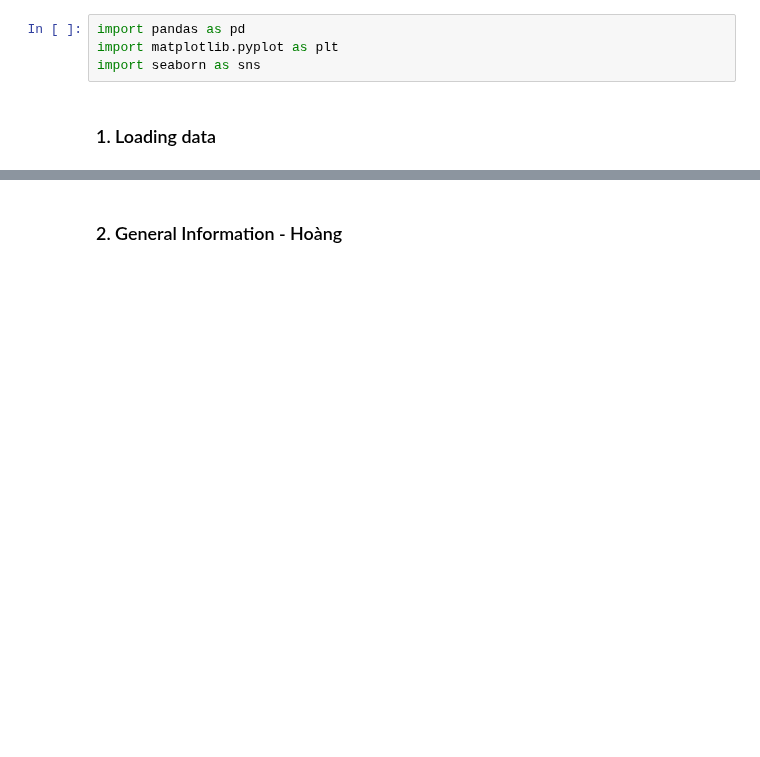
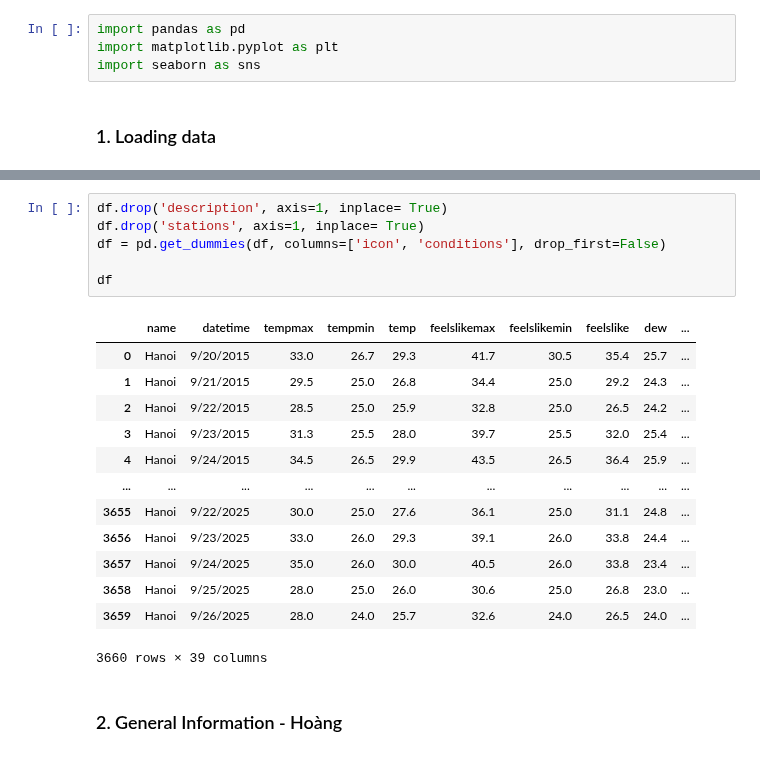
Before and after one commit to DunDun-banana/ml-group1, a Jupyter notebook: Data_understanding.ipynb, the cells around one changed output, grey strips where cells are left out. Drawn from its saved outputs; the diff is of its cells as text; blank space fills up the shorter version.

```diff
--- a/Data_understanding.ipynb
+++ b/Data_understanding.ipynb
@@ -19,3 +15,23 @@ df.head(5)
+# %%
+df.drop('description', axis=1, inplace= True)
+df.drop('stations', axis=1, inplace= True)
+df = pd.get_dummies(df, columns=['icon', 'conditions'], drop_first=False)
+
+df
+# %% [output]
+|  | name | datetime | tempmax | tempmin | temp | feelslikemax | feelslikemin | feelslike | dew | ... |
+| 0 | Hanoi | 9/20/2015 | 33.0 | 26.7 | 29.3 | 41.7 | 30.5 | 35.4 | 25.7 | ... |
+| 1 | Hanoi | 9/21/2015 | 29.5 | 25.0 | 26.8 | 34.4 | 25.0 | 29.2 | 24.3 | ... |
+| 2 | Hanoi | 9/22/2015 | 28.5 | 25.0 | 25.9 | 32.8 | 25.0 | 26.5 | 24.2 | ... |
+| 3 | Hanoi | 9/23/2015 | 31.3 | 25.5 | 28.0 | 39.7 | 25.5 | 32.0 | 25.4 | ... |
+| 4 | Hanoi | 9/24/2015 | 34.5 | 26.5 | 29.9 | 43.5 | 26.5 | 36.4 | 25.9 | ... |
+| ... | ... | ... | ... | ... | ... | ... | ... | ... | ... | ... |
+| 3655 | Hanoi | 9/22/2025 | 30.0 | 25.0 | 27.6 | 36.1 | 25.0 | 31.1 | 24.8 | ... |
+| 3656 | Hanoi | 9/23/2025 | 33.0 | 26.0 | 29.3 | 39.1 | 26.0 | 33.8 | 24.4 | ... |
+| 3657 | Hanoi | 9/24/2025 | 35.0 | 26.0 | 30.0 | 40.5 | 26.0 | 33.8 | 23.4 | ... |
+| 3658 | Hanoi | 9/25/2025 | 28.0 | 25.0 | 26.0 | 30.6 | 25.0 | 26.8 | 23.0 | ... |
+| 3659 | Hanoi | 9/26/2025 | 28.0 | 24.0 | 25.7 | 32.6 | 24.0 | 26.5 | 24.0 | ... |
+3660 rows × 39 columns
 # %% [markdown]
 ### 2. General Information - Hoàng
 # %% [markdown]
```
Also changed, not shown: parts of 6 cells of this notebook, 9 other files.
